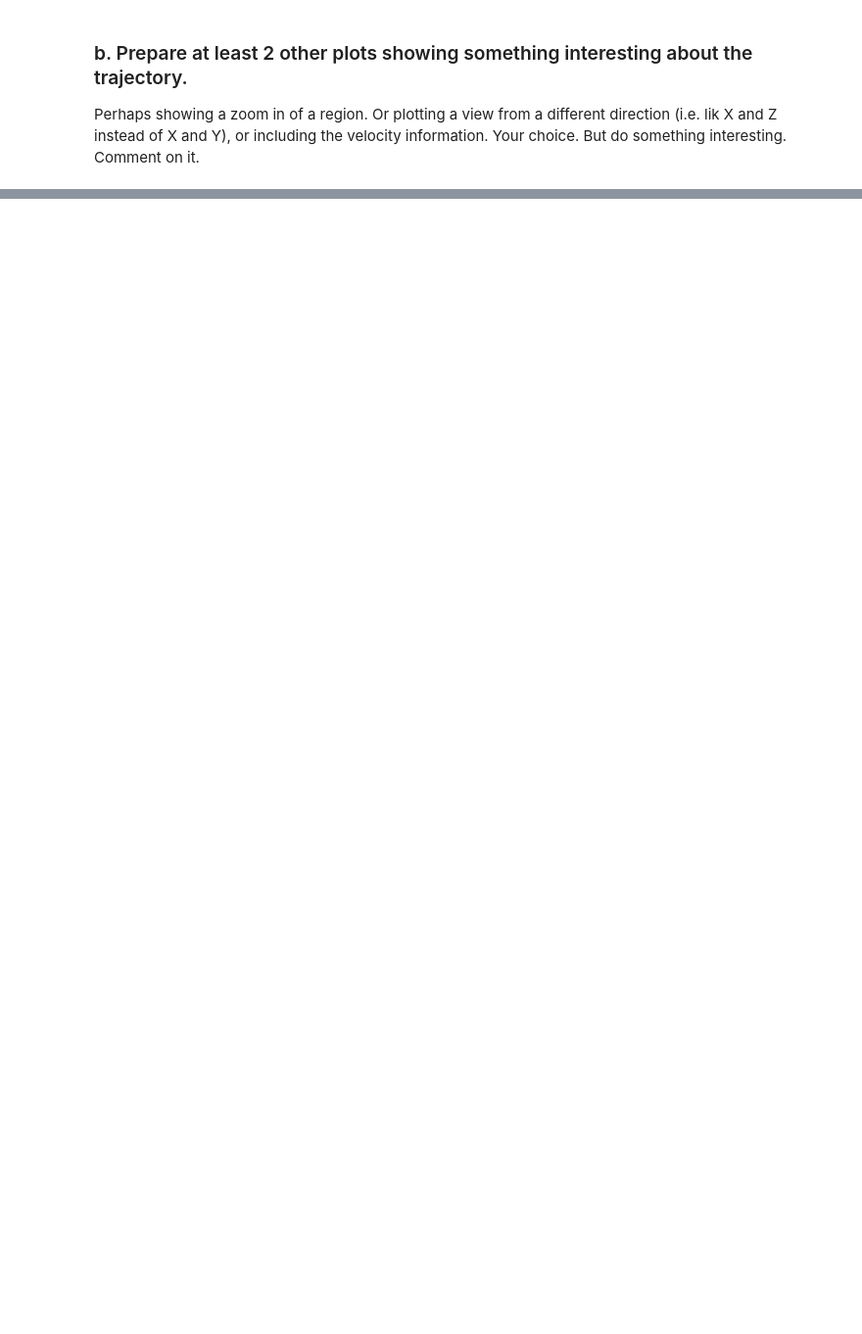
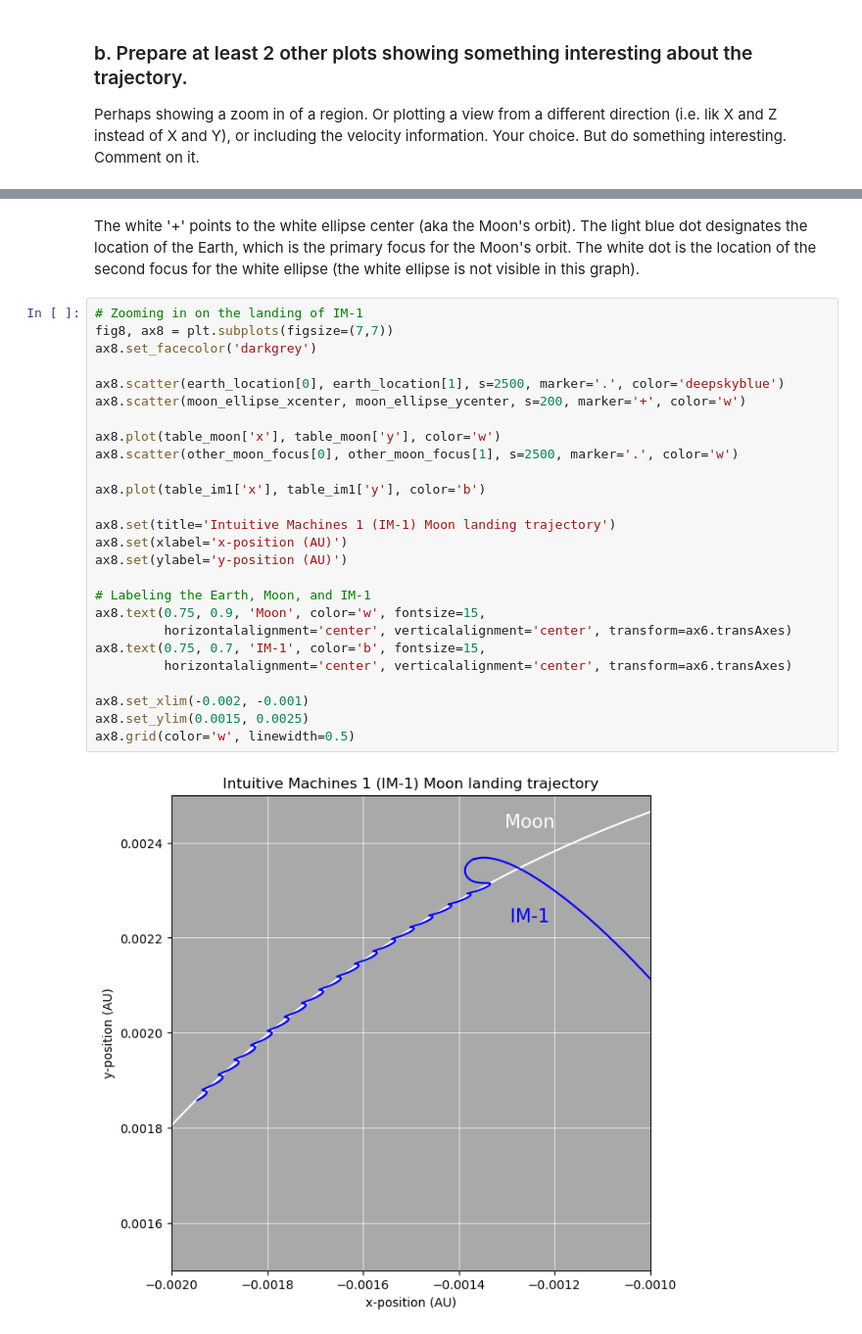
Before and after one commit to es2903/PHYS454, a Jupyter notebook: HW2/ES PHYS454 HW2.ipynb, the cells around one changed output, grey strips where cells are left out. Shown at 98% size. Cells and saved outputs as stored; diff of their text form; blank space fills up the shorter version.

```diff
--- a/HW2/ES PHYS454 HW2.ipynb
+++ b/HW2/ES PHYS454 HW2.ipynb
@@ -538,0 +509,30 @@ ax8.grid(color='w', linewidth=0.5)
+# %% [markdown]
+The white '+' points to the white ellipse center (aka the Moon's orbit). The light blue dot designates the location of the Earth, which is the primary focus for the Moon's orbit. The white dot is the location of the second focus for the white ellipse (the white ellipse is not visible in this graph).
+# %%
+# Zooming in on the landing of IM-1
+fig8, ax8 = plt.subplots(figsize=(7,7))
+ax8.set_facecolor('darkgrey')
+
+ax8.scatter(earth_location[0], earth_location[1], s=2500, marker='.', color='deepskyblue')
+ax8.scatter(moon_ellipse_xcenter, moon_ellipse_ycenter, s=200, marker='+', color='w')
+
+ax8.plot(table_moon['x'], table_moon['y'], color='w')
+ax8.scatter(other_moon_focus[0], other_moon_focus[1], s=2500, marker='.', color='w')
+
+ax8.plot(table_im1['x'], table_im1['y'], color='b')
+
+ax8.set(title='Intuitive Machines 1 (IM-1) Moon landing trajectory')
+ax8.set(xlabel='x-position (AU)')
+ax8.set(ylabel='y-position (AU)')
+
+# Labeling the Earth, Moon, and IM-1
+ax8.text(0.75, 0.9, 'Moon', color='w', fontsize=15,
+         horizontalalignment='center', verticalalignment='center', transform=ax6.transAxes)
+ax8.text(0.75, 0.7, 'IM-1', color='b', fontsize=15,
+         horizontalalignment='center', verticalalignment='center', transform=ax6.transAxes)
+
+ax8.set_xlim(-0.002, -0.001)
+ax8.set_ylim(0.0015, 0.0025)
+ax8.grid(color='w', linewidth=0.5)
+# %% [output]
+[figure, added]
```
Also changed, not shown: parts of 23 cells of this notebook.
